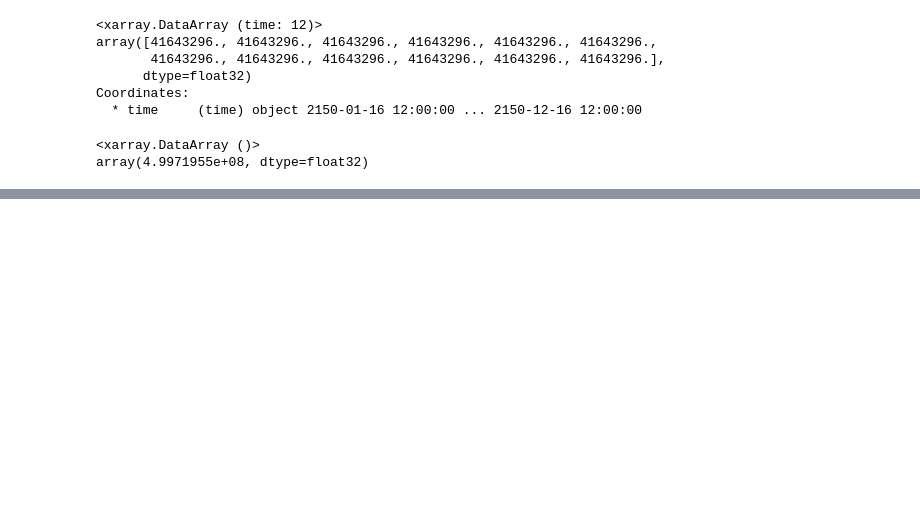
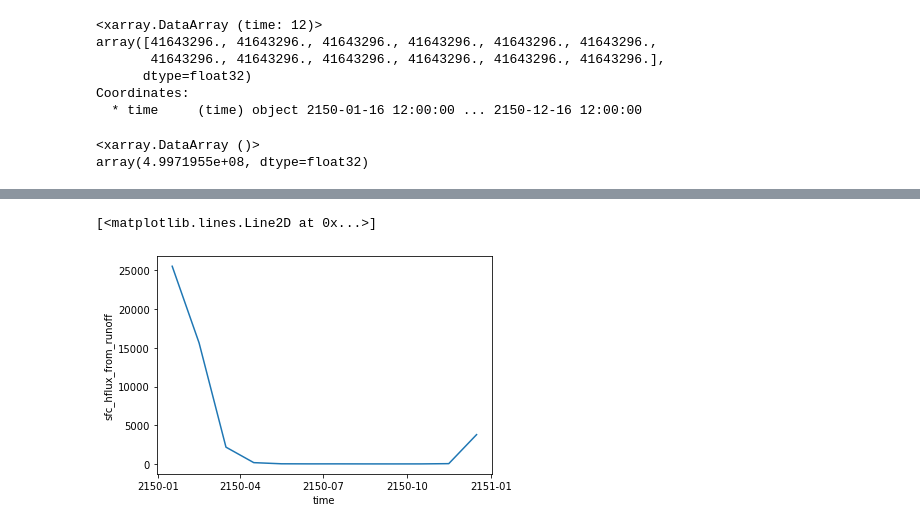
Before and after one commit to pedrocol/basal_mom5-collaborative-project, a Jupyter notebook: notebooks/ICB/Untitled.ipynb, the cells around one changed output, grey strips where cells are left out. Cells and saved outputs as stored; diff of their text form; code cells hidden in the pictures; blank space fills up the shorter version.

```diff
--- a/notebooks/ICB/Untitled.ipynb
+++ b/notebooks/ICB/Untitled.ipynb
@@ -278,0 +338,7 @@ array(4.9971955e+08, dtype=float32)
+# %%
+hflux_runoff_gade_icb = cc.querying.getvar(gade_icb, 'sfc_hflux_from_runoff', basal_melt_session, frequency='1 monthly',start_time=start_time, end_time=end_time)
+hflux_runoff_gade_icb = hflux_runoff_gade_icb.sel(time=slice(start_time,end_time)).sel(yt_ocean=lat_slice)
+hflux_runoff_gade_icb_x = hflux_runoff_gade_icb.sum('yt_ocean').load()
+hflux_runoff_gade_icb_x_avet = hflux_runoff_gade_icb.sum('yt_ocean')
+hflux_runoff_gade_icb_x_avet = hflux_runoff_gade_icb_x_avet.mean('time').load()
+hflux_runoff_gade_icb = hflux_runoff_gade_icb.sum('yt_ocean').sum('xt_ocean').load()
@@ -278,0 +350,5 @@ array(4.9971955e+08, dtype=float32)
+# %%
+hflux_runoff_gade_icb.plot()
+# %% [output]
+[<matplotlib.lines.Line2D at 0x...>]
+[figure, added]
```
Also changed, not shown: parts of 15 cells of this notebook, 1 other file.
